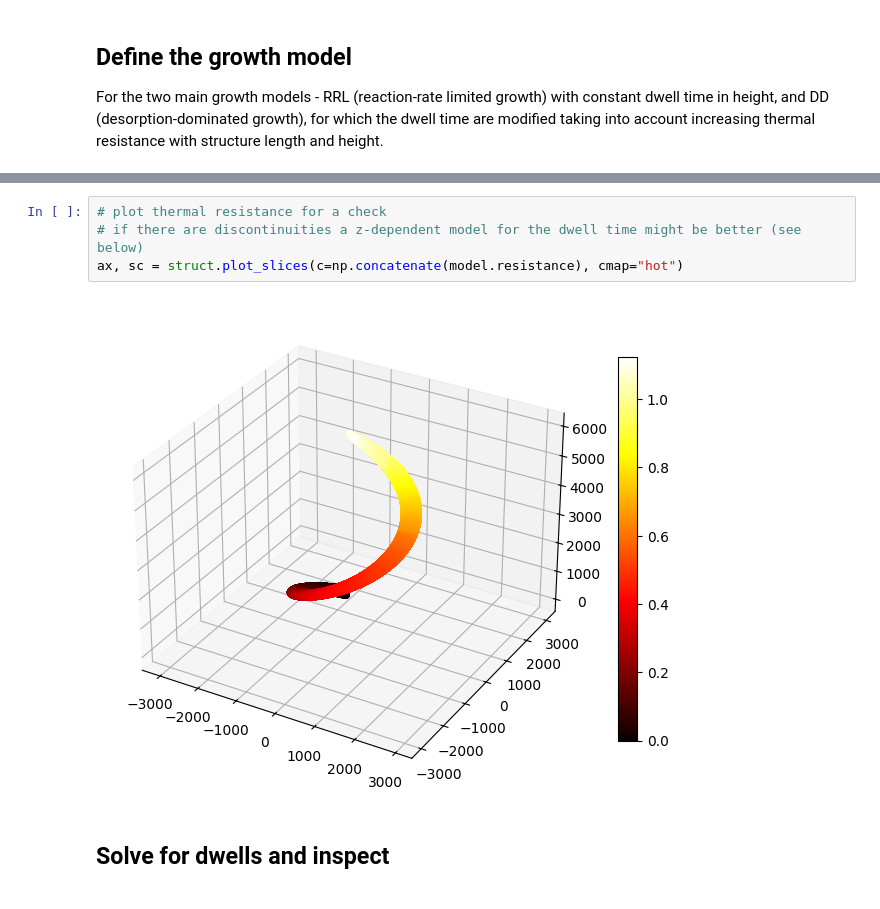
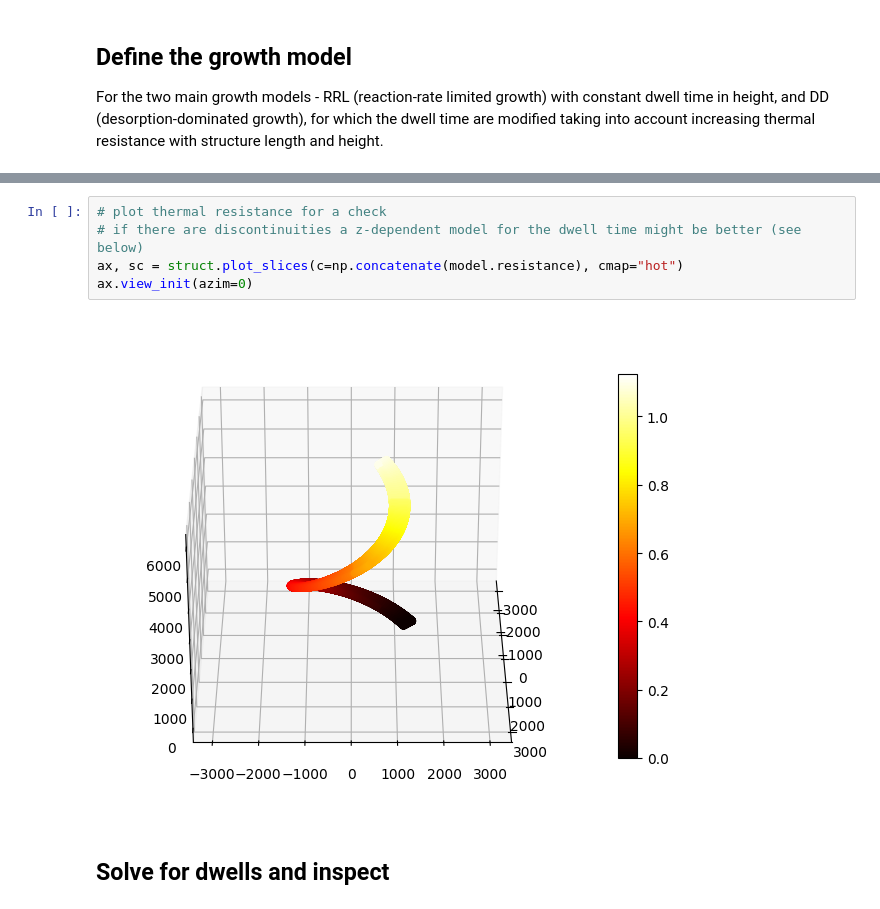
Before and after one commit to bhacha/f3ast, a Jupyter notebook: examples/building.ipynb, the cells around one changed output, grey strips where cells are left out. Cells and saved outputs as stored; diff of their text form.

```diff
--- a/examples/building.ipynb
+++ b/examples/building.ipynb
@@ -84,9 +84,10 @@ omp
 # %%
 # plot thermal resistance for a check
 # if there are discontinuities a z-dependent model for the dwell time might be better (see below)
 ax, sc = struct.plot_slices(c=np.concatenate(model.resistance), cmap="hot")
+ax.view_init(azim=0)
 # %% [output]
-[figure, old version]
+[figure, new version]
 # %% [markdown]
 ## Solve for dwells and inspect
 # %%
```
Also changed, not shown: parts of 3 cells of this notebook, 7 other files.
